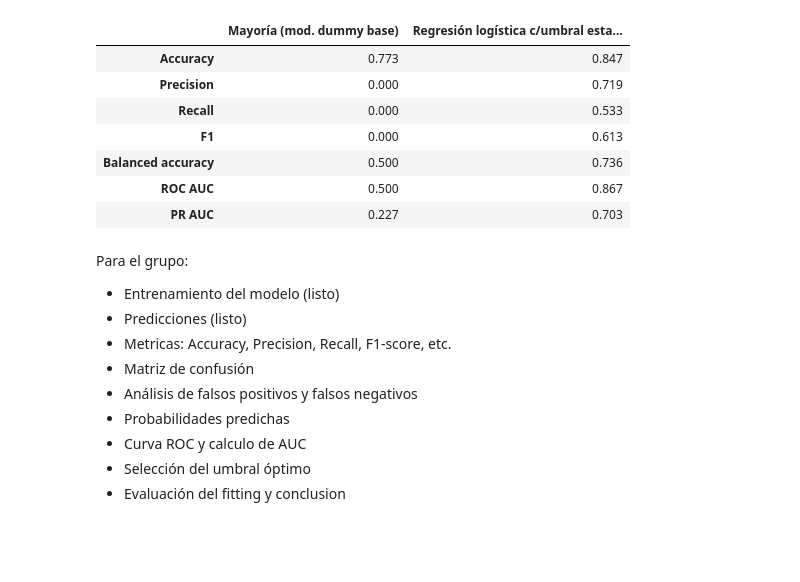
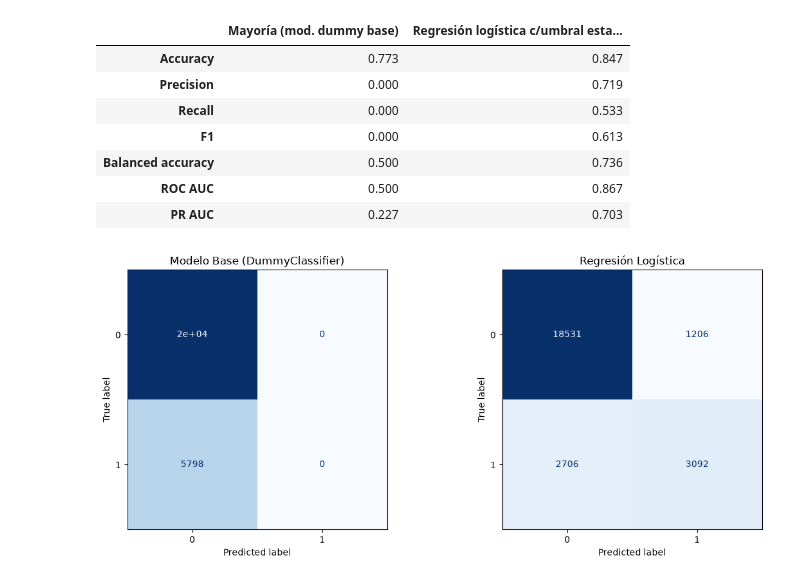
Before and after one commit to AlvaTF/TP-AA1-Ruiz-Toledo-Mendoza, a Jupyter notebook: TP_2/TP_clasificacion_AA1.ipynb, the cells around one changed output. Cells and saved outputs as stored; diff of their text form; code cells hidden in the pictures; blank space fills up the shorter version.

```diff
--- a/TP_2/TP_clasificacion_AA1.ipynb
+++ b/TP_2/TP_clasificacion_AA1.ipynb
@@ -1153,14 +1168,19 @@ display(metricas_base)
 | Balanced accuracy | 0.500 | 0.736 |
 | ROC AUC | 0.500 | 0.867 |
 | PR AUC | 0.227 | 0.703 |
-# %% [markdown]
-Para el grupo:
-- Entrenamiento del modelo (listo)
-- Predicciones (listo)
-- Metricas: Accuracy, Precision, Recall, F1-score, etc.
-- Matriz de confusión
-- Análisis de falsos positivos y falsos negativos
-- Probabilidades predichas
-- Curva ROC y calculo de AUC
-- Selección del umbral óptimo
-- Evaluación del fitting y conclusion
+# %%
+from sklearn.metrics import ConfusionMatrixDisplay
+import matplotlib.pyplot as plt
+
+fig, ax = plt.subplots(1, 2, figsize=(12, 5))
+
+ConfusionMatrixDisplay.from_predictions(y_test, y_pred_dummy, cmap="Blues", ax=ax[0], colorbar=False)
+ax[0].set_title("Modelo Base (DummyClassifier)")
+
+ConfusionMatrixDisplay.from_predictions(y_test, y_pred, cmap="Blues", ax=ax[1], colorbar=False)
+ax[1].set_title("Regresión Logística")
+
+plt.tight_layout()
+plt.show()
+# %% [output]
+[figure, added]
```
Also changed, not shown: parts of 14 cells of this notebook.
